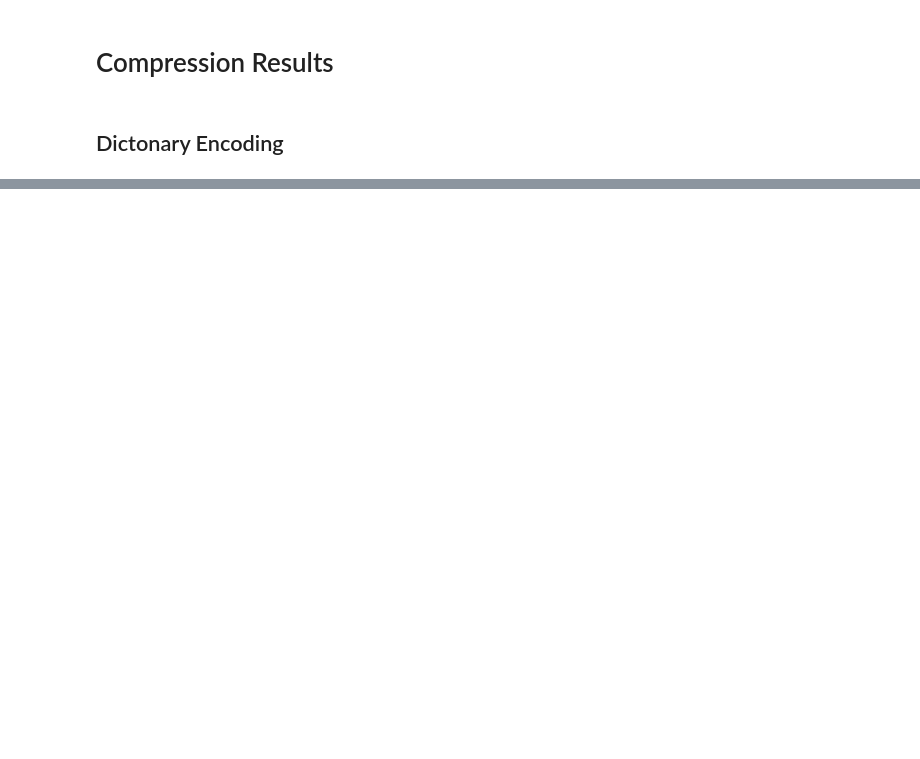
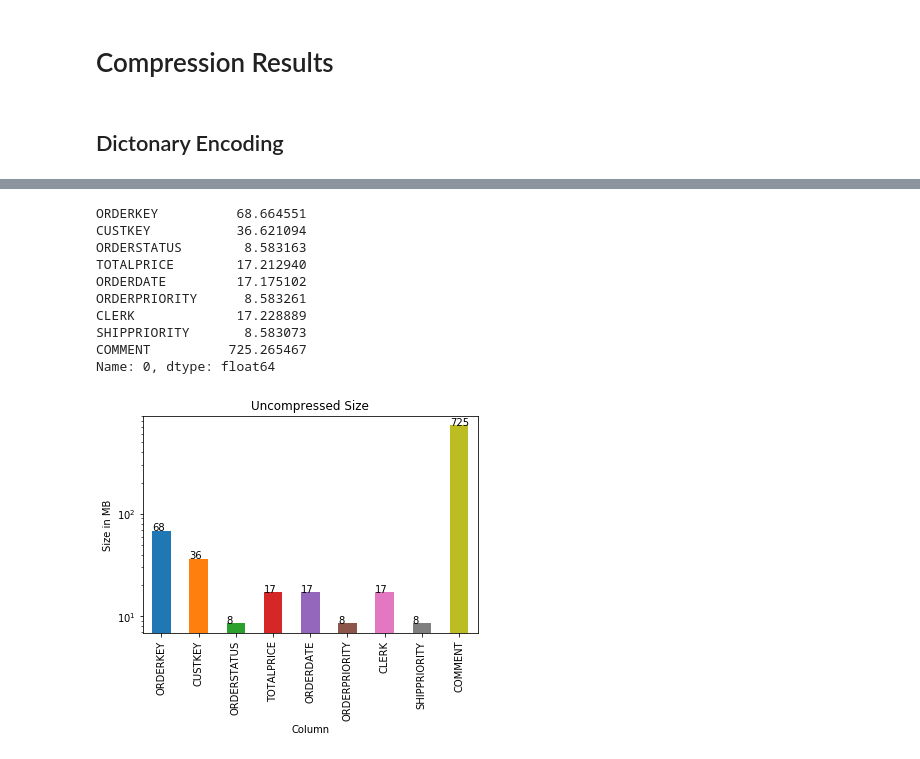
Before and after one commit to paszin/TuCompression, a Jupyter notebook: python/Compression Results.ipynb, the cells around one changed output, grey strips where cells are left out. Drawn from its saved outputs; the diff is of its cells as text; code cells hidden in the pictures; blank space fills up the shorter version.

```diff
--- a/python/Compression Results.ipynb
+++ b/python/Compression Results.ipynb
@@ -41,0 +58,23 @@ Text(0.5,0,'Column Name')
+# %%
+data = pd.read_csv('../data/dictionary/compressed_size.csv', sep=',')
+
+data, label = toMB(data)
+
+ax = data.iloc[0].plot(kind='bar', logy=True, title='Uncompressed Size')
+ax.set(xlabel="Column", ylabel=label)
+for p in ax.patches:
+    ax.annotate(str(int(p.get_height())), (p.get_x(), p.get_height()))
+
+data.iloc[0]
+# %% [output]
+ORDERKEY          68.664551
+CUSTKEY           36.621094
+ORDERSTATUS        8.583163
+TOTALPRICE        17.212940
+ORDERDATE         17.175102
+ORDERPRIORITY      8.583261
+CLERK             17.228889
+SHIPPRIORITY       8.583073
+COMMENT          725.265467
+Name: 0, dtype: float64
+[figure, added]
```
Also changed, not shown: parts of 11 cells of this notebook, 1 other file.
